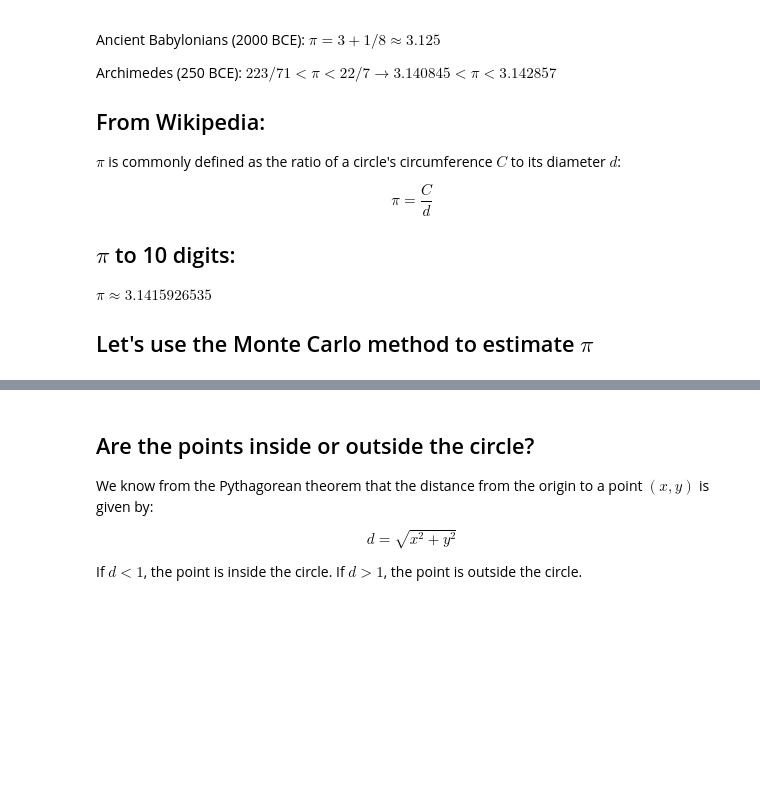
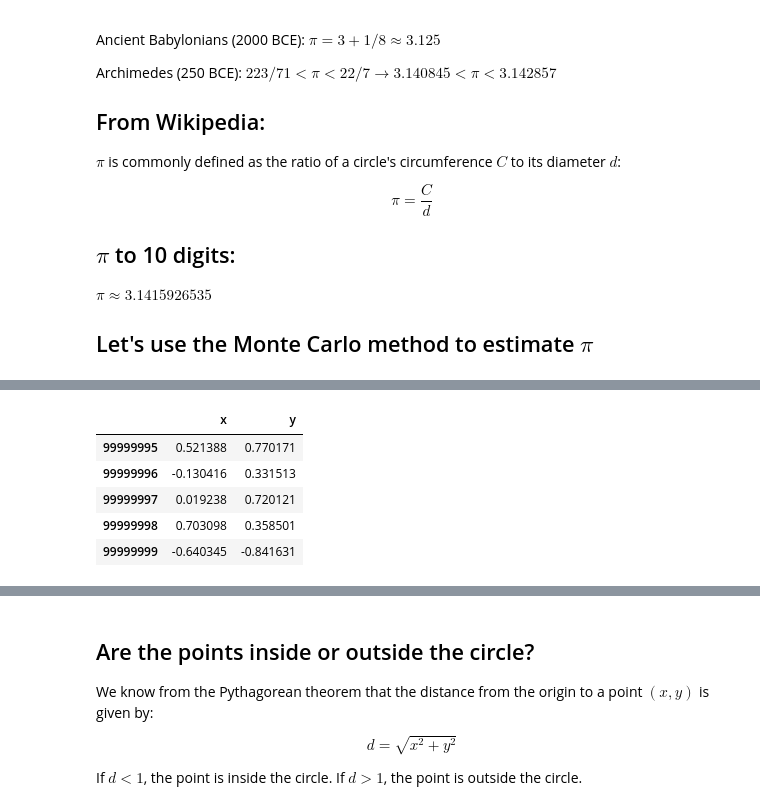
Before and after one commit to wegard/Programming-and-data-management, a Jupyter notebook: Lecture_notebooks/09_Advanced_topics.ipynb, the cells around one changed output, grey strips where cells are left out. Drawn from its saved outputs; the diff is of its cells as text; code cells hidden in the pictures; blank space fills up the shorter version.

```diff
--- a/Lecture_notebooks/09_Advanced_topics.ipynb
+++ b/Lecture_notebooks/09_Advanced_topics.ipynb
@@ -90,13 +92,20 @@ drawCircle()
 # %%
-trails = 100
+#trails = 100
 #trails = 10_000
 #trails = 1_000_000
-#trails = 100_000_000
+trails = 100_000_000
 
 random_points = pd.DataFrame([np.random.uniform(low=-1,high=1, size=trails),
                               np.random.uniform(low=-1,high=1, size=trails)],
                              index=['x', 'y']).T
 random_points.tail()
+# %% [output]
+|  | x | y |
+| 99999995 | 0.521388 | 0.770171 |
+| 99999996 | -0.130416 | 0.331513 |
+| 99999997 | 0.019238 | 0.720121 |
+| 99999998 | 0.703098 | 0.358501 |
+| 99999999 | -0.640345 | -0.841631 |
 # %%
 # Let's plot the points in our figure.
 # The points are constructed so all of them are within the square
```
Also changed, not shown: parts of 13 cells of this notebook, 3 other files.
